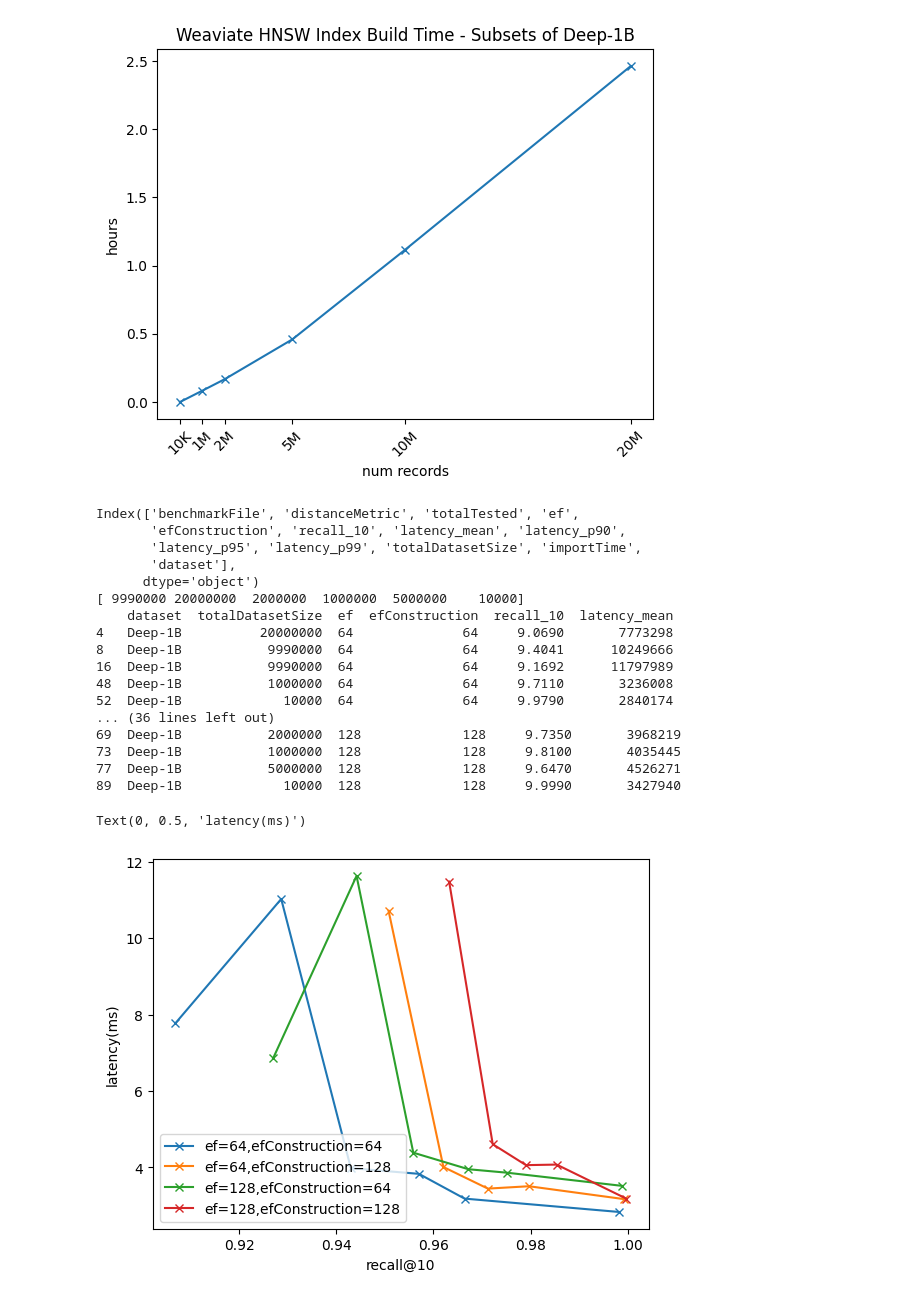
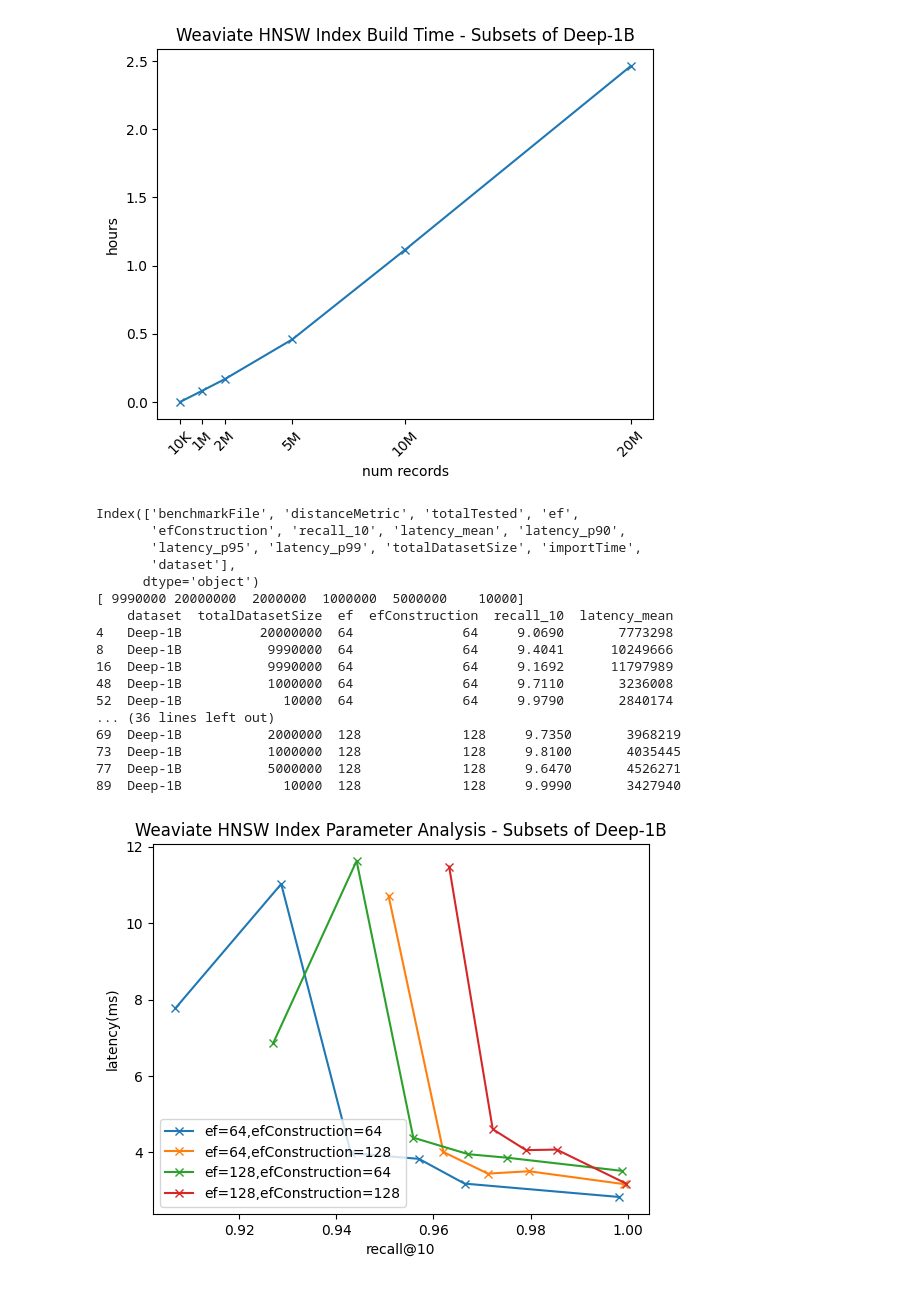
Before and after one commit to weaviate/weaviate-benchmarking, a Jupyter notebook: gsi/analyze.ipynb, the cells around one changed output. Saved outputs shown, nothing was run; the diff lists cells and outputs as text; code cells hidden in the pictures.

Commit message:
sync before results export change

```diff
--- a/gsi/analyze.ipynb
+++ b/gsi/analyze.ipynb
@@ -34,11 +34,14 @@ for jsonfile in jsons:
     objs = json.load(f)
     f.close()
 
+    print(objs[0].keys())
+
     for obj in objs:
         row = {}
         row['benchmarkFile'] = obj['benchmarkFile']
         row['distanceMetric'] = obj['distanceMetric']
         row['totalTested'] = obj['totalTested']
+        row['maxConnections'] = obj['maxConnections']
         row['ef'] = obj['ef']
         row['efConstruction'] = obj['efConstruction']
         row['recall_10'] = obj['recall']['10']['average']
@@ -173,34 +178,33 @@ for pg in param_groups:
 
 # plot the lines and label the plot
 fig, ax = pyplot.subplots()
 for ln in all_lines.keys():
     xs = all_lines[ln][0]
     ys = all_lines[ln][1]
     ax.plot(xs,ys, marker='x',label="ef=%d,efConstruction=%d" % (ln[0],ln[1]))
 
 ax.legend(loc='best')
 ax.set_xlabel('recall@10')
 ax.set_ylabel('latency(ms)')
 
-ax.set_title("Weaviate HNSW Index Build Time - Subsets of Deep-1B")
-fig.savefig("results/weaviate_hnsw_build_time.png")
+ax.set_title("Weaviate HNSW Index Parameter Analysis - Subsets of Deep-1B")
+fig.savefig("results/weaviate_index_parm_analysis.png")
 # %% [output]
 Index(['benchmarkFile', 'distanceMetric', 'totalTested', 'ef',
        'efConstruction', 'recall_10', 'latency_mean', 'latency_p90',
        'latency_p95', 'latency_p99', 'totalDatasetSize', 'importTime',
        'dataset'],
       dtype='object')
 [ 9990000 20000000  2000000  1000000  5000000    10000]
     dataset  totalDatasetSize  ef  efConstruction  recall_10  latency_mean
 4   Deep-1B          20000000  64              64     9.0690       7773298
 8   Deep-1B           9990000  64              64     9.4041      10249666
 16  Deep-1B           9990000  64              64     9.1692      11797989
 48  Deep-1B           1000000  64              64     9.7110       3236008
 52  Deep-1B             10000  64              64     9.9790       2840174
 ... (36 lines left out)
 69  Deep-1B           2000000  128             128     9.7350       3968219
 73  Deep-1B           1000000  128             128     9.8100       4035445
 77  Deep-1B           5000000  128             128     9.6470       4526271
 89  Deep-1B             10000  128             128     9.9990       3427940
-Text(0, 0.5, 'latency(ms)')
-[figure, old version]
+[figure, new version]
```
Also changed, not shown: parts of 2 cells of this notebook.
